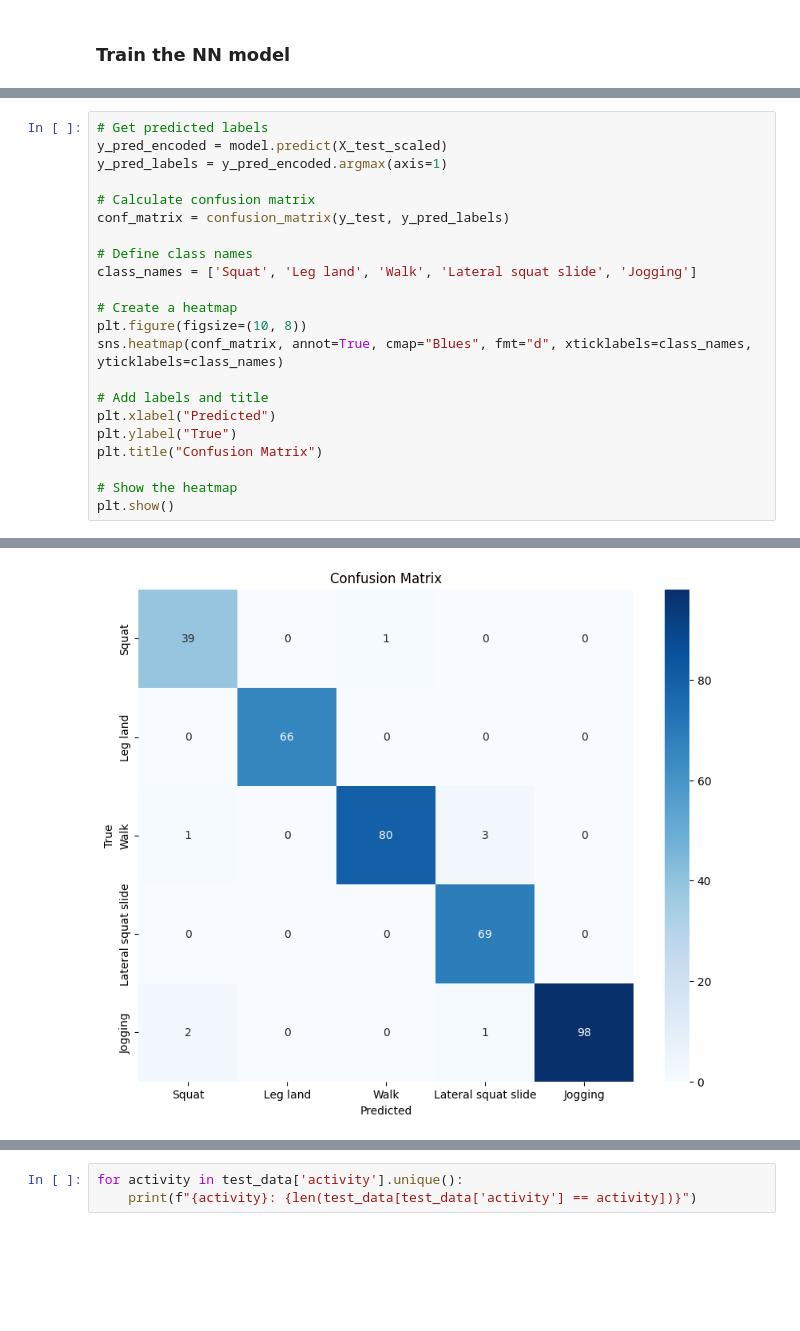
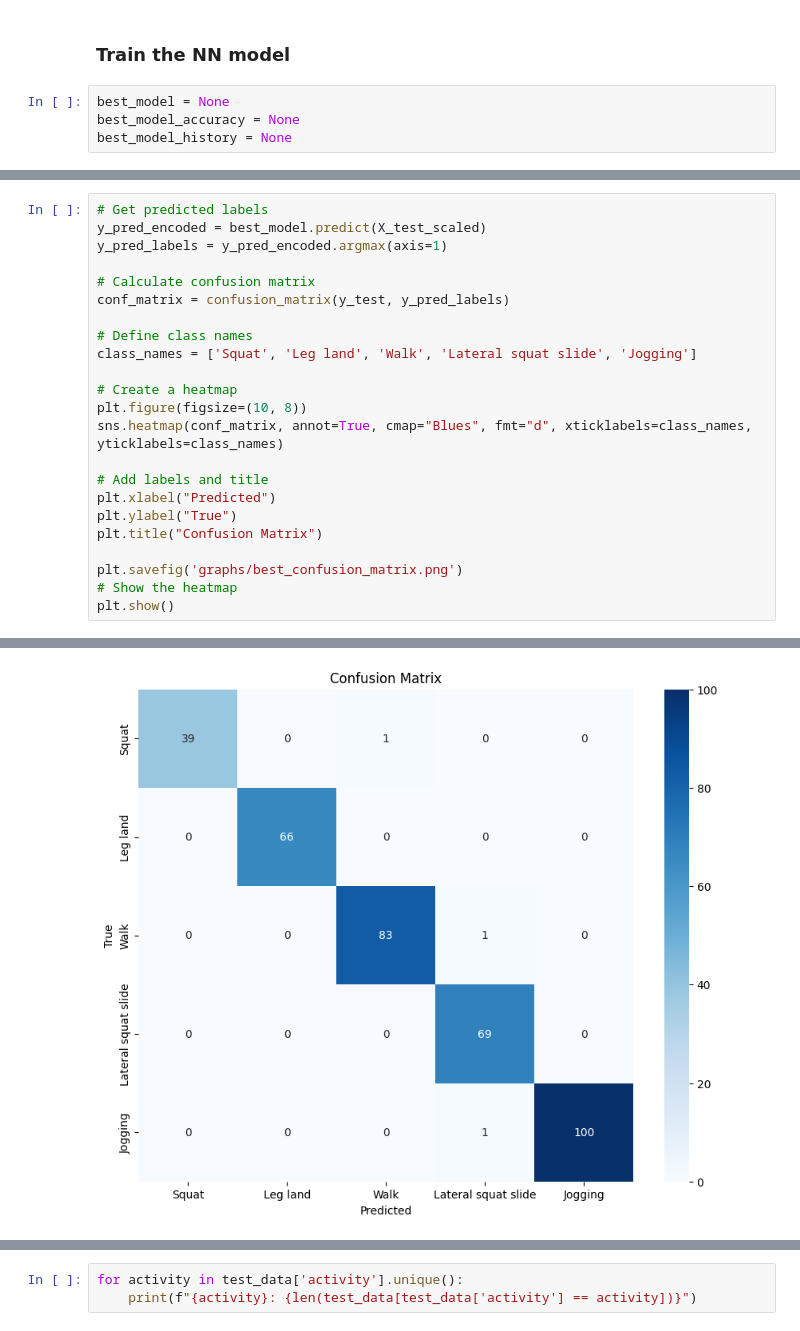
Before and after one commit to Mykhailo20/DS_Bootcamp_2023, a Jupyter notebook: Homework_5/Physical_Activity_Analysis/NN_model_training.ipynb, the cells around one changed output, grey strips where cells are left out. Saved outputs shown, nothing was run; the diff lists cells and outputs as text; blank space fills up the shorter version.

```diff
--- a/Homework_5/Physical_Activity_Analysis/NN_model_training.ipynb
+++ b/Homework_5/Physical_Activity_Analysis/NN_model_training.ipynb
@@ -241,4 +340,8 @@ X_valid_scaled = scaler.transform(X_valid)
 X_test_scaled = scaler.transform(X_test)
 # %% [markdown]
 ### Train the NN model
+# %%
+best_model = None
+best_model_accuracy = None
+best_model_history = None
 # %%
@@ -283,6 +406,6 @@ plot_graphs(history=history, strings=['accuracy', 'loss'])
 # %%
 # Get predicted labels
-y_pred_encoded = model.predict(X_test_scaled)
+y_pred_encoded = best_model.predict(X_test_scaled)
 y_pred_labels = y_pred_encoded.argmax(axis=1)
 
 # Calculate confusion matrix
@@ -300,6 +423,7 @@ plt.xlabel("Predicted")
 plt.ylabel("True")
 plt.title("Confusion Matrix")
 
+plt.savefig('graphs/best_confusion_matrix.png')
 # Show the heatmap
 plt.show()
 # %% [output]
@@ -307,4 +431,4 @@ plt.show()
-[figure, old version]
+[figure, new version]
 # %%
 # Calculate and print classification report
 class_report = classification_report(y_test, y_pred_labels, target_names=class_names)
```
Also changed, not shown: parts of 22 cells of this notebook, 3 other files.
